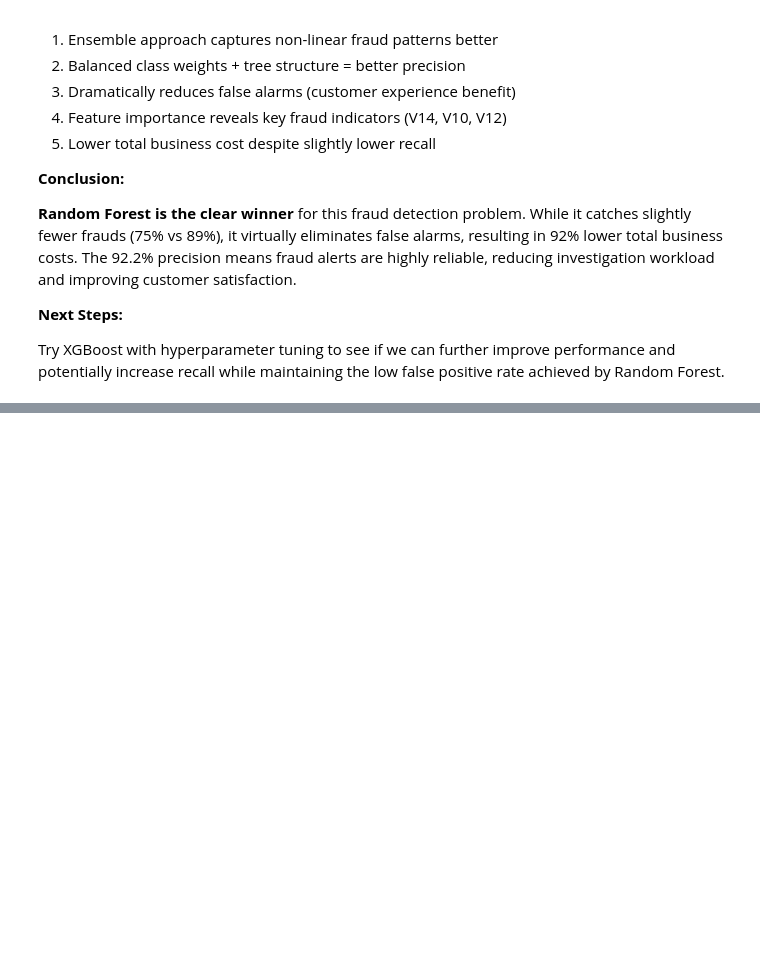
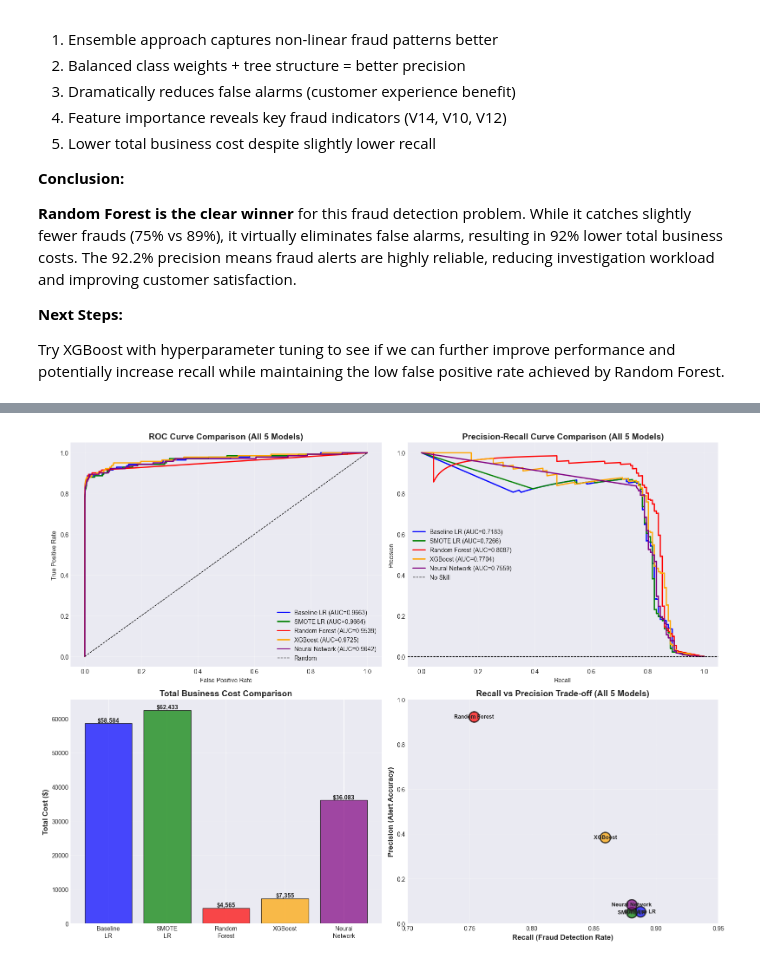
Before and after one commit to johnpospisil/credit-fraud-detection, a Jupyter notebook: credit-fraud-detection.ipynb, the cells around one changed output, grey strips where cells are left out. Drawn from its saved outputs; the diff is of its cells as text; code cells hidden in the pictures; blank space fills up the shorter version.

```diff
--- a/credit-fraud-detection.ipynb
+++ b/credit-fraud-detection.ipynb
@@ -1968,0 +2942,82 @@ Try XGBoost with hyperparameter tuning to see if we can further improve performa
+# %%
+fig, axes = plt.subplots(2, 2, figsize=(16, 12))
+
+# 1. ROC Curves
+fpr_nn, tpr_nn, _ = roc_curve(y_test, y_pred_proba_nn)
+axes[0, 0].plot(fpr, tpr, linewidth=2, label=f'Baseline LR (AUC={roc_auc:.4f})', color='blue')
+axes[0, 0].plot(fpr_smote, tpr_smote, linewidth=2, label=f'SMOTE LR (AUC={roc_auc_smote:.4f})', color='green')
+axes[0, 0].plot(fpr_rf, tpr_rf, linewidth=2, label=f'Random Forest (AUC={roc_auc_rf:.4f})', color='red')
+axes[0, 0].plot(fpr_xgb, tpr_xgb, linewidth=2, label=f'XGBoost (AUC={roc_auc_xgb:.4f})', color='orange')
+axes[0, 0].plot(fpr_nn, tpr_nn, linewidth=2, label=f'Neural Network (AUC={roc_auc_nn:.4f})', color='purple')
+axes[0, 0].plot([0, 1], [0, 1], 'k--', linewidth=1, label='Random')
+axes[0, 0].set_xlabel('False Positive Rate')
+axes[0, 0].set_ylabel('True Positive Rate')
+axes[0, 0].set_title('ROC Curve Comparison (All 5 Models)', fontsize=14, fontweight='bold')
+axes[0, 0].legend()
+axes[0, 0].grid(alpha=0.3)
+
+# 2. Precision-Recall Curves
+axes[0, 1].plot(recall, precision, linewidth=2, label=f'Baseline LR (AUC={pr_auc:.4f})', color='blue')
+axes[0, 1].plot(recall_smote, precision_smote, linewidth=2, label=f'SMOTE LR (AUC={pr_auc_smote:.4f})', color='green')
+axes[0, 1].plot(recall_rf, precision_rf, linewidth=2, label=f'Random Forest (AUC={pr_auc_rf:.4f})', color='red')
+axes[0, 1].plot(recall_xgb, precision_xgb, linewidth=2, label=f'XGBoost (AUC={pr_auc_xgb:.4f})', color='orange')
+axes[0, 1].plot(recall_nn, precision_nn, linewidth=2, label=f'Neural Network (AUC={pr_auc_nn:.4f})', color='purple')
+axes[0, 1].axhline(y=(y_test==1).sum()/len(y_test), color='k', linestyle='--',
+                    linewidth=1, label='No Skill')
+axes[0, 1].set_xlabel('Recall')
+axes[0, 1].set_ylabel('Precision')
+axes[0, 1].set_title('Precision-Recall Curve Comparison (All 5 Models)', fontsize=14, fontweight='bold')
+axes[0, 1].legend()
+axes[0, 1].grid(alpha=0.3)
+
+# 3. Business Cost Comparison
+models_final_names = ['Baseline\nLR', 'SMOTE\nLR', 'Random\nForest', 'XGBoost', 'Neural\nNetwork']
+total_costs_final = [total_cost, total_cost_smote, total_cost_rf, total_cost_xgb, total_cost_nn]
+colors_final = ['blue', 'green', 'red', 'orange', 'purple']
+
+bars = axes[1, 0].bar(models_final_names, total_costs_final, color=colors_final, alpha=0.7, edgecolor='black')
+axes[1, 0].set_ylabel('Total Cost ($)', fontsize=12, fontweight='bold')
+axes[1, 0].set_title('Total Business Cost Comparison', fontsize=14, fontweight='bold')
+axes[1, 0].grid(axis='y', alpha=0.3)
+
+# Add value labels on bars
+for bar, cost in zip(bars, total_costs_final):
+    height = bar.get_height()
+    axes[1, 0].text(bar.get_x() + bar.get_width()/2., height,
+                    f'${cost:,}',
+                    ha='center', va='bottom', fontweight='bold', fontsize=10)
+
+# 4. Recall vs Precision Scatter
+recalls_final = [
+    cm[1,1]/(cm[1,0]+cm[1,1]),
+    cm_smote[1,1]/(cm_smote[1,0]+cm_smote[1,1]),
+    cm_rf[1,1]/(cm_rf[1,0]+cm_rf[1,1]),
+    cm_xgb[1,1]/(cm_xgb[1,0]+cm_xgb[1,1]),
+    cm_nn[1,1]/(cm_nn[1,0]+cm_nn[1,1])
+]
+precisions_final = [
+    cm[1,1]/(cm[0,1]+cm[1,1]),
+    cm_smote[1,1]/(cm_smote[0,1]+cm_smote[1,1]),
+    cm_rf[1,1]/(cm_rf[0,1]+cm_rf[1,1]),
+    cm_xgb[1,1]/(cm_xgb[0,1]+cm_xgb[1,1]),
+    cm_nn[1,1]/(cm_nn[0,1]+cm_nn[1,1])
+]
+
+model_labels_final = ['Baseline LR', 'SMOTE LR', 'Random Forest', 'XGBoost', 'Neural Network']
+
+for i, (model_label, recall_val, precision_val, color) in enumerate(zip(model_labels_final, recalls_final, precisions_final, colors_final)):
+    axes[1, 1].scatter(recall_val, precision_val, s=300, alpha=0.7, color=color, edgecolor='black', linewidth=2)
+    axes[1, 1].annotate(model_label, (recall_val, precision_val), fontsize=9, fontweight='bold',
+                        ha='center', va='center')
+
+axes[1, 1].set_xlabel('Recall (Fraud Detection Rate)', fontsize=12, fontweight='bold')
+axes[1, 1].set_ylabel('Precision (Alert Accuracy)', fontsize=12, fontweight='bold')
+axes[1, 1].set_title('Recall vs Precision Trade-off (All 5 Models)', fontsize=14, fontweight='bold')
+axes[1, 1].grid(alpha=0.3)
+axes[1, 1].set_xlim([0.7, 0.95])
+axes[1, 1].set_ylim([0, 1])
+
+plt.tight_layout()
+plt.show()
+# %% [output]
+[figure, added]
```
Also changed, not shown: parts of 31 cells of this notebook.
